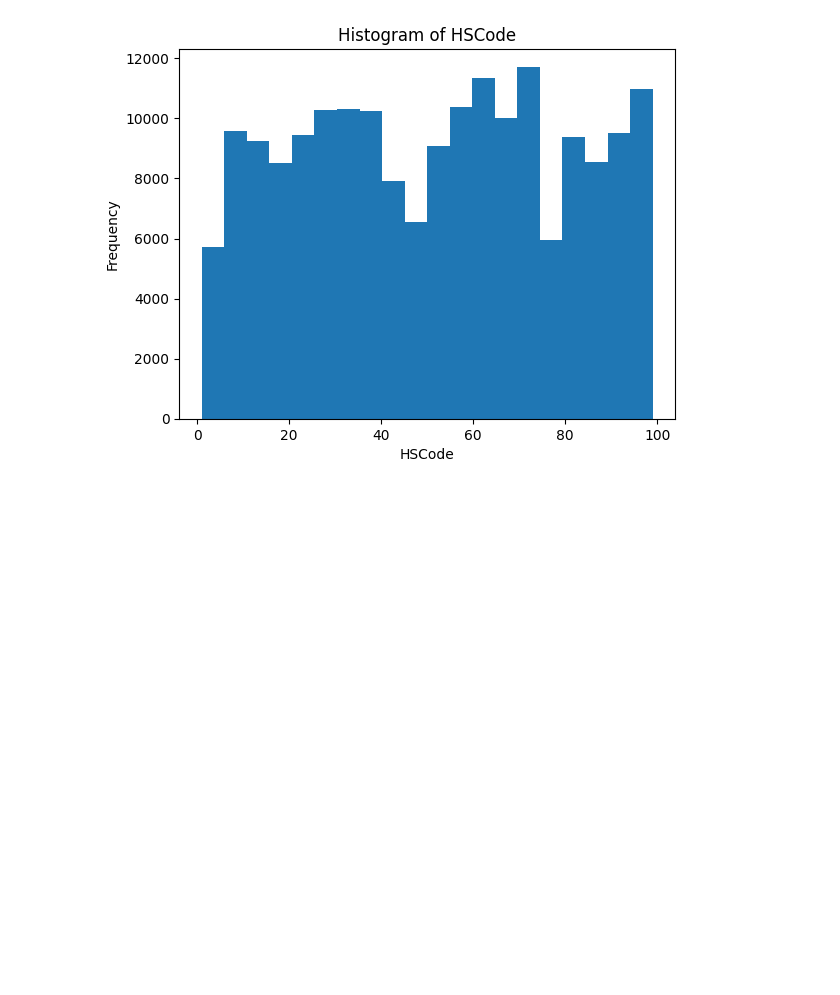
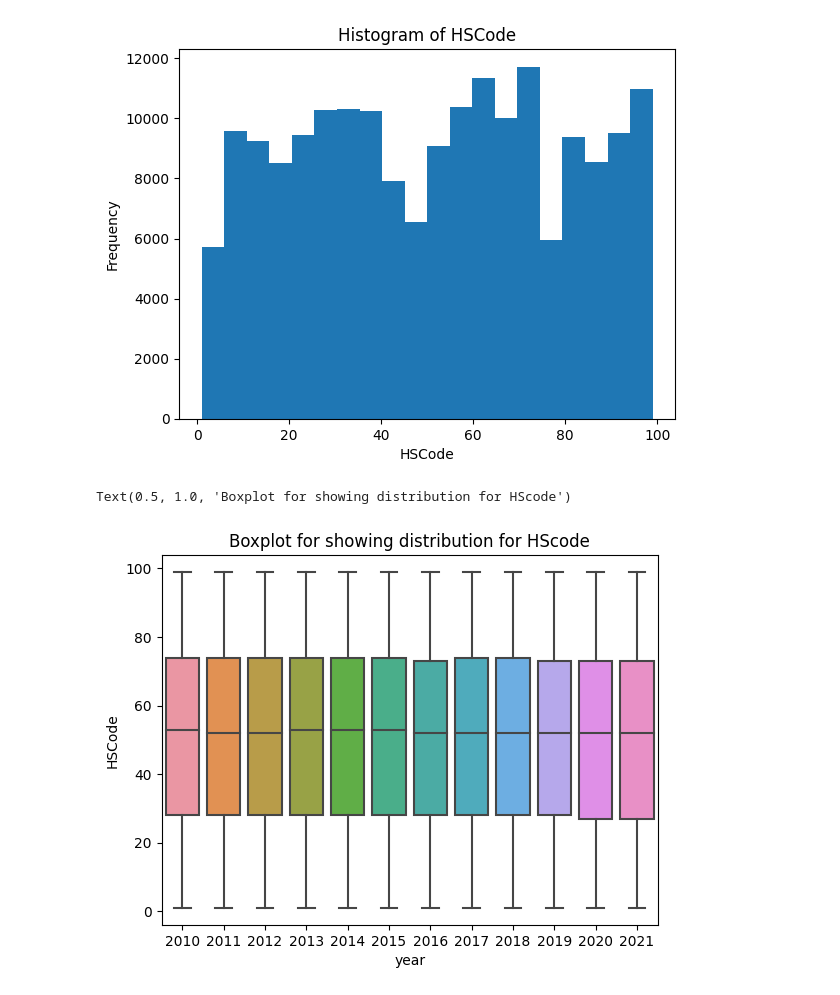
Before and after one commit to VirajBhagiya/Exploratory-data-analysis, a Jupyter notebook: Trade/Trade.ipynb, the cells around one changed output. Saved outputs shown, nothing was run; the diff lists cells and outputs as text; code cells hidden in the pictures; blank space fills up the shorter version.

```diff
--- a/Trade/Trade.ipynb
+++ b/Trade/Trade.ipynb
@@ -21,3 +21,10 @@ plt.ylabel("Frequency")
 plt.show()
 # %% [output]
 [figure]
+# %%
+# plt.figure(dpi=600)
+sb.boxplot(x='year', y='HSCode', data=data)
+plt.title("Boxplot for showing distribution for HScode")
+# %% [output]
+Text(0.5, 1.0, 'Boxplot for showing distribution for HScode')
+[figure, added]
```
Also changed, not shown: 1 other file.
